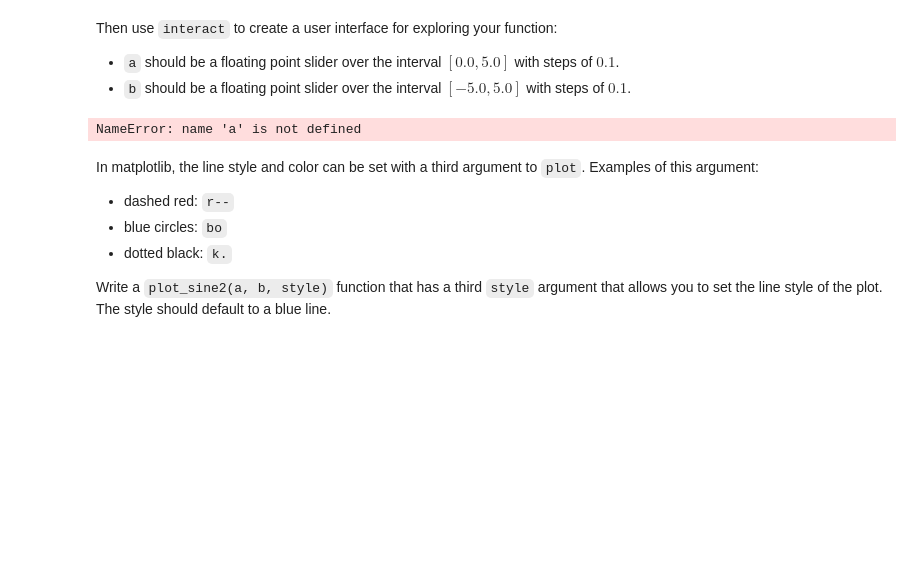
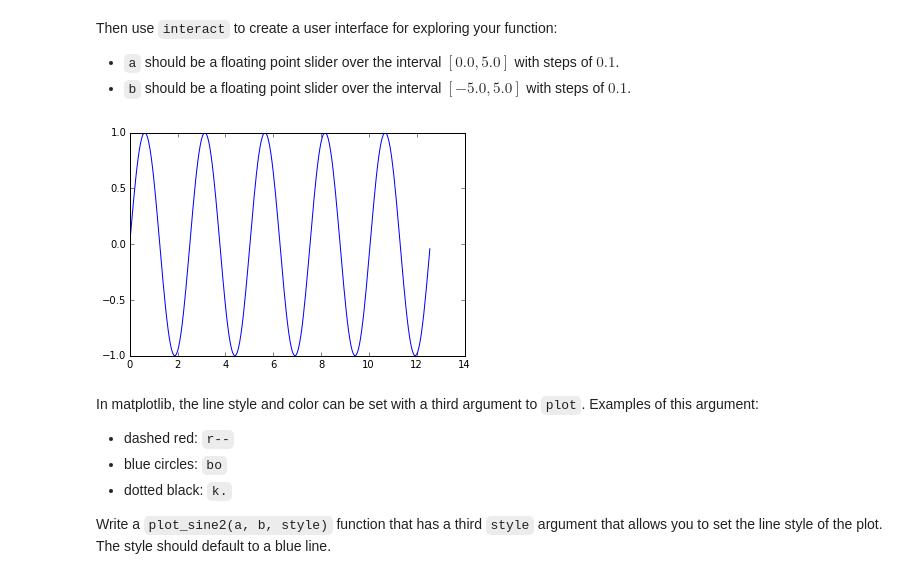
Before and after one commit to jegibbs/phys202-2015-work, a Jupyter notebook: assignments/assignment05/InteractEx02.ipynb, the cells around one changed output. Saved outputs shown, nothing was run; the diff lists cells and outputs as text; code cells hidden in the pictures; blank space fills up the shorter version.

```diff
--- a/assignments/assignment05/InteractEx02.ipynb
+++ b/assignments/assignment05/InteractEx02.ipynb
@@ -40,9 +42,9 @@ Then use `interact` to create a user interface for exploring your function:
 * `a` should be a floating point slider over the interval $[0.0,5.0]$ with steps of $0.1$.
 * `b` should be a floating point slider over the interval $[-5.0,5.0]$ with steps of $0.1$.
 # %%
-interact(a, x=widgets.IntSlider(min=0.0,max=5.0,step=0.1,value=0.0));
+interact(plot_sine1, a=widgets.FloatSlider(min=0.0,max=5.0,step=0.1,value=2.5), b=widgets.FloatSlider(min=-5.0,max=5.0,step=0.1,value=0.0));
 # %% [output]
-NameError: name 'a' is not defined
+[figure, added]
 # %%
 assert True # leave this for grading the plot_sine1 exercise
 # %% [markdown]
```
Also changed, not shown: parts of 6 cells of this notebook, 3 other files.
